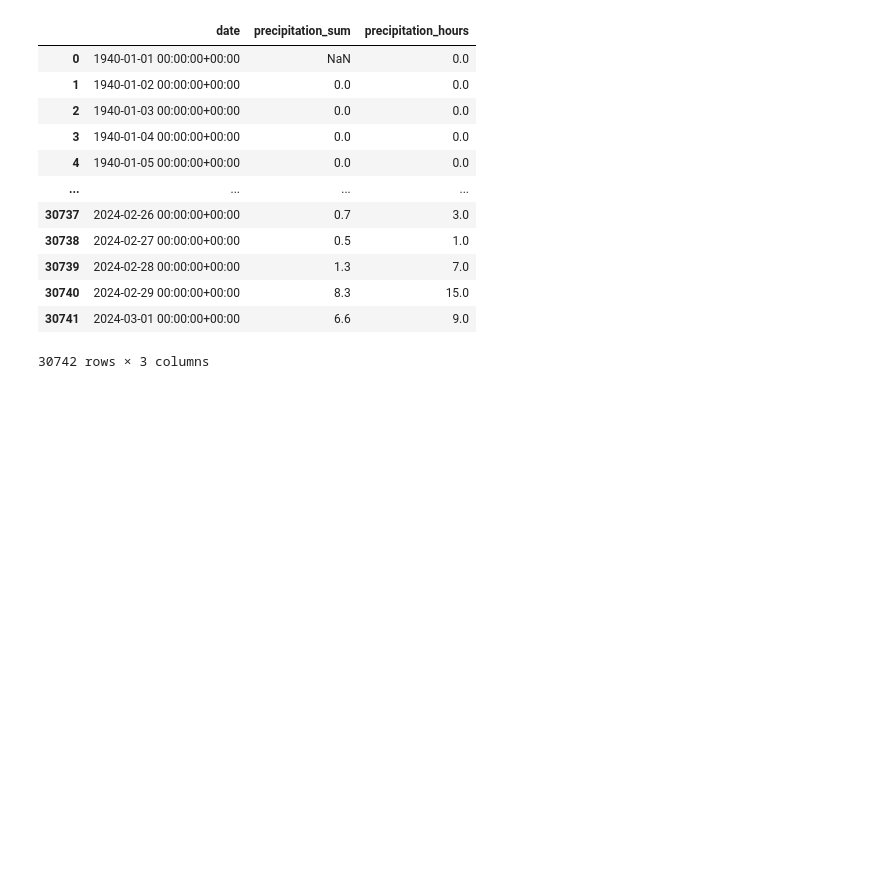
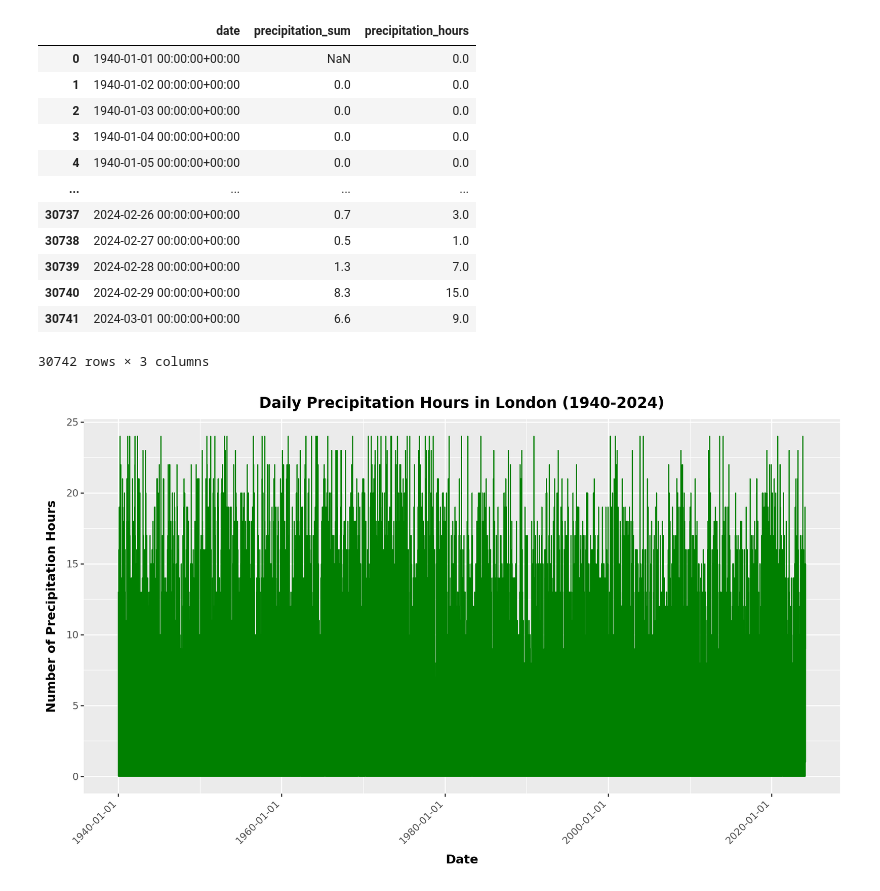
Before and after one commit to lse-ds105/ds105w-project-rubber-ducks, a Jupyter notebook: notebooks/NB01-Data_Collection.ipynb, the cells around one changed output. Drawn from its saved outputs; the diff is of its cells as text; code cells hidden in the pictures; blank space fills up the shorter version.

Commit message:
first attempts to visualize london data

```diff
--- a/notebooks/NB01-Data_Collection.ipynb
+++ b/notebooks/NB01-Data_Collection.ipynb
@@ -219,3 +219,25 @@ Timezone difference to GMT+0 0 s
 | 30740 | 2024-02-29 00:00:00+00:00 | 8.3 | 15.0 |
 | 30741 | 2024-03-01 00:00:00+00:00 | 6.6 | 9.0 |
 30742 rows × 3 columns
+# %%
+from plotnine import ggplot, aes, geom_line, labs, theme, element_text
+from pandas.plotting import register_matplotlib_converters
+
+# Registering converters to avoid warning messages
+register_matplotlib_converters()
+
+# Creating a plot using Plotnine
+plot = (ggplot(daily_dataframe) +
+        aes(x='date', y='precipitation_hours') +
+        geom_line(color='green') +
+        labs(title='Daily Precipitation Hours in London (1940-2024)', x='Date', y='Number of Precipitation Hours') +
+        theme(axis_text_x=element_text(angle=45, hjust=1),
+              axis_title=element_text(weight='bold'),
+              plot_title=element_text(weight='bold')) +
+        theme(figure_size=(10, 6))  # Adjust the figure size
+       )
+
+# Displaying the plot
+print(plot)
+# %% [output]
+[figure, added]
```
Also changed, not shown: parts of 1 cell of this notebook.
